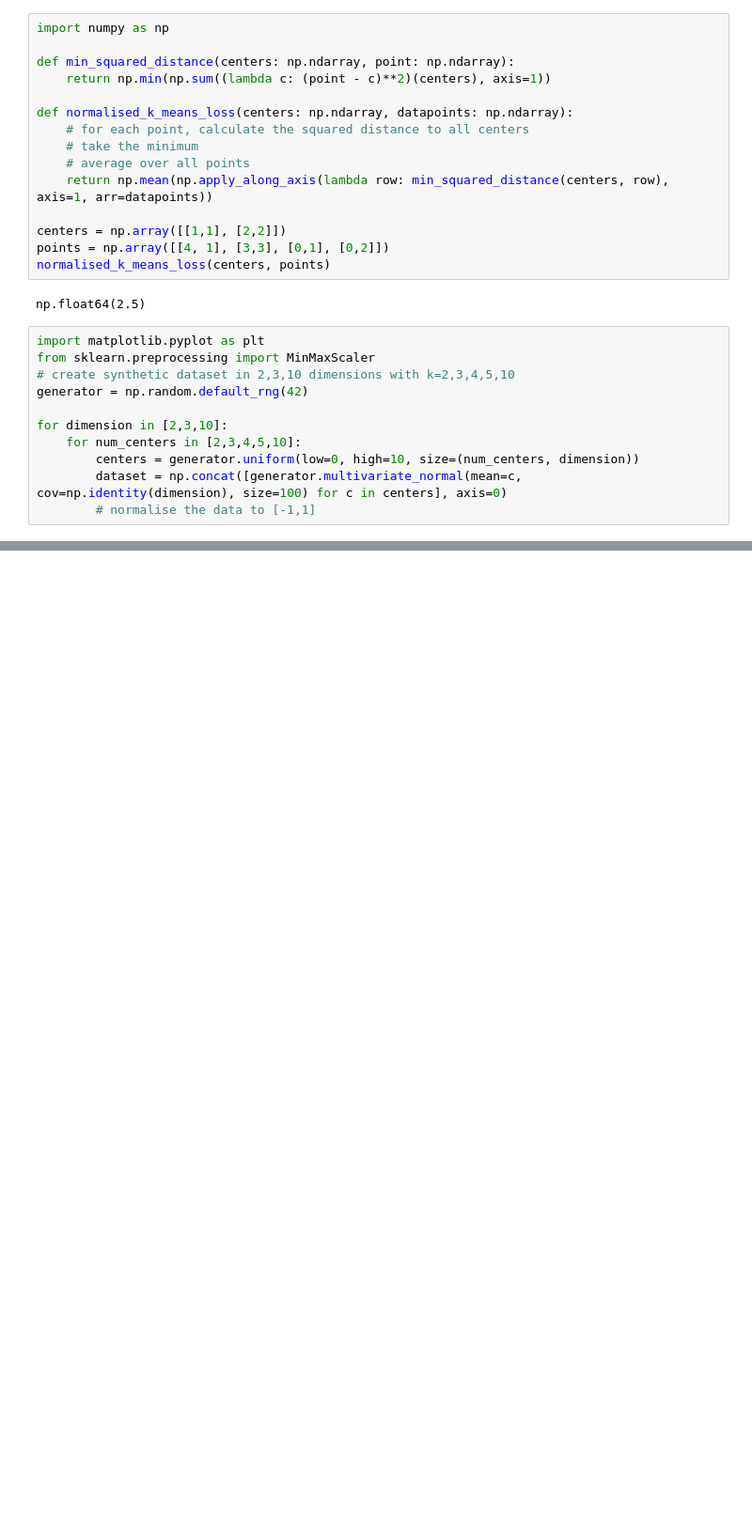
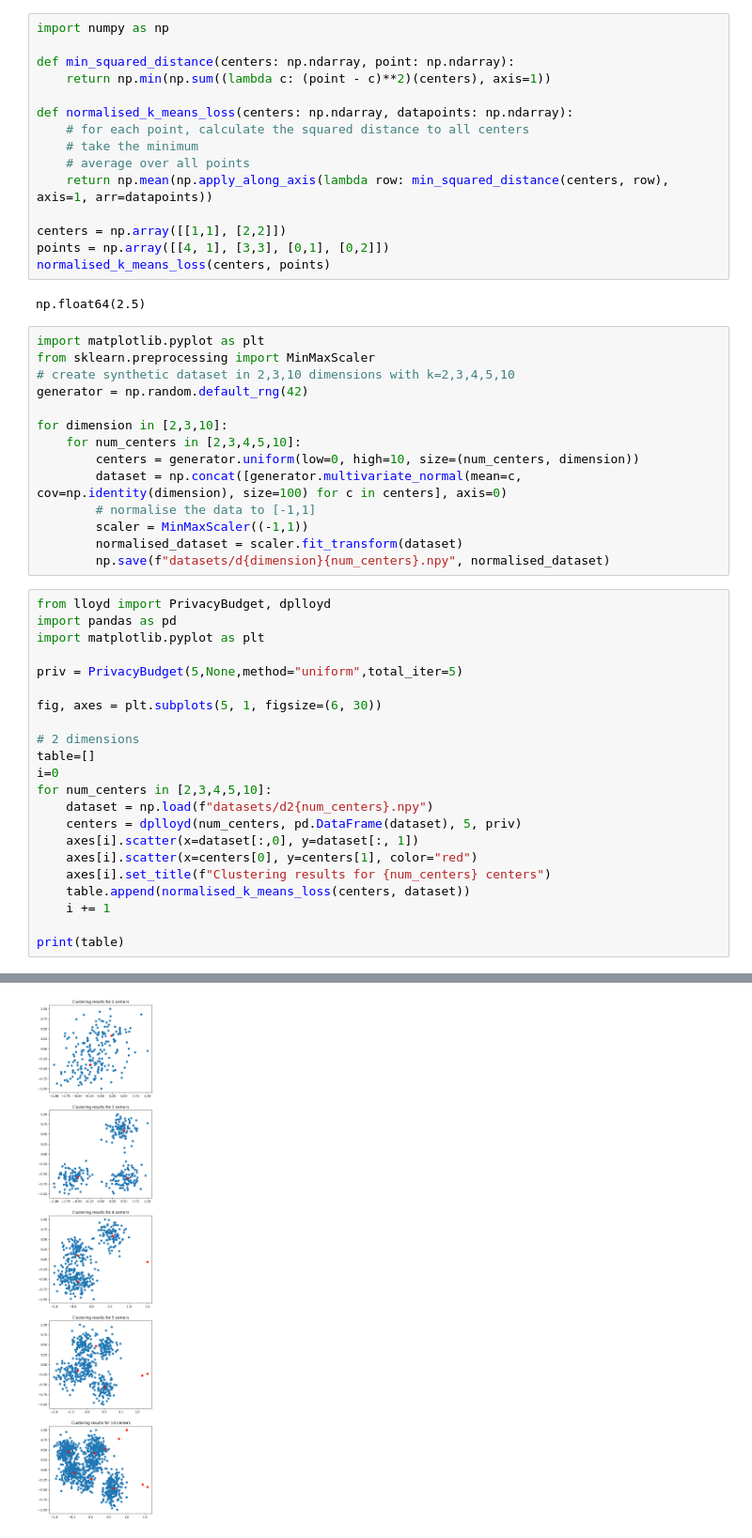
Before and after one commit to amy-ln/dpclustering, a Jupyter notebook: evaluation.ipynb, the cells around one changed output, grey strips where cells are left out. Shown at 94% size. Cells and saved outputs as stored; diff of their text form; blank space fills up the shorter version.

```diff
--- a/evaluation.ipynb
+++ b/evaluation.ipynb
@@ -36,3 +36,29 @@ for dimension in [2,3,10]:
         centers = generator.uniform(low=0, high=10, size=(num_centers, dimension))
         dataset = np.concat([generator.multivariate_normal(mean=c, cov=np.identity(dimension), size=100) for c in centers], axis=0)
         # normalise the data to [-1,1]
+        scaler = MinMaxScaler((-1,1))
+        normalised_dataset = scaler.fit_transform(dataset)
+        np.save(f"datasets/d{dimension}{num_centers}.npy", normalised_dataset)
+# %%
+from lloyd import PrivacyBudget, dplloyd
+import pandas as pd
+import matplotlib.pyplot as plt
+
+priv = PrivacyBudget(5,None,method="uniform",total_iter=5)
+
+fig, axes = plt.subplots(5, 1, figsize=(6, 30))
+
+# 2 dimensions
+table=[]
+i=0
+for num_centers in [2,3,4,5,10]:
+    dataset = np.load(f"datasets/d2{num_centers}.npy")
+    centers = dplloyd(num_centers, pd.DataFrame(dataset), 5, priv)
+    axes[i].scatter(x=dataset[:,0], y=dataset[:, 1])
+    axes[i].scatter(x=centers[0], y=centers[1], color="red")
+    axes[i].set_title(f"Clustering results for {num_centers} centers")
+    table.append(normalised_k_means_loss(centers, dataset))
+    i += 1
+
+print(table)
+# %% [output]
@@ -38,0 +66 @@ for dimension in [2,3,10]:
+[figure, added]
```
Also changed, not shown: parts of 1 cell of this notebook, 2 other files.
